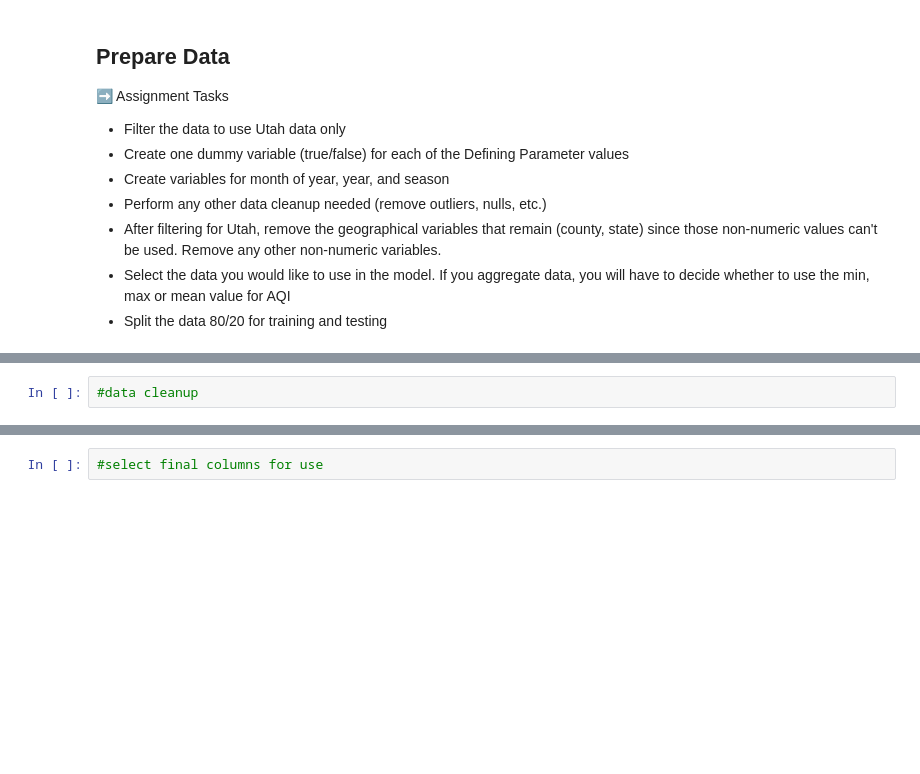
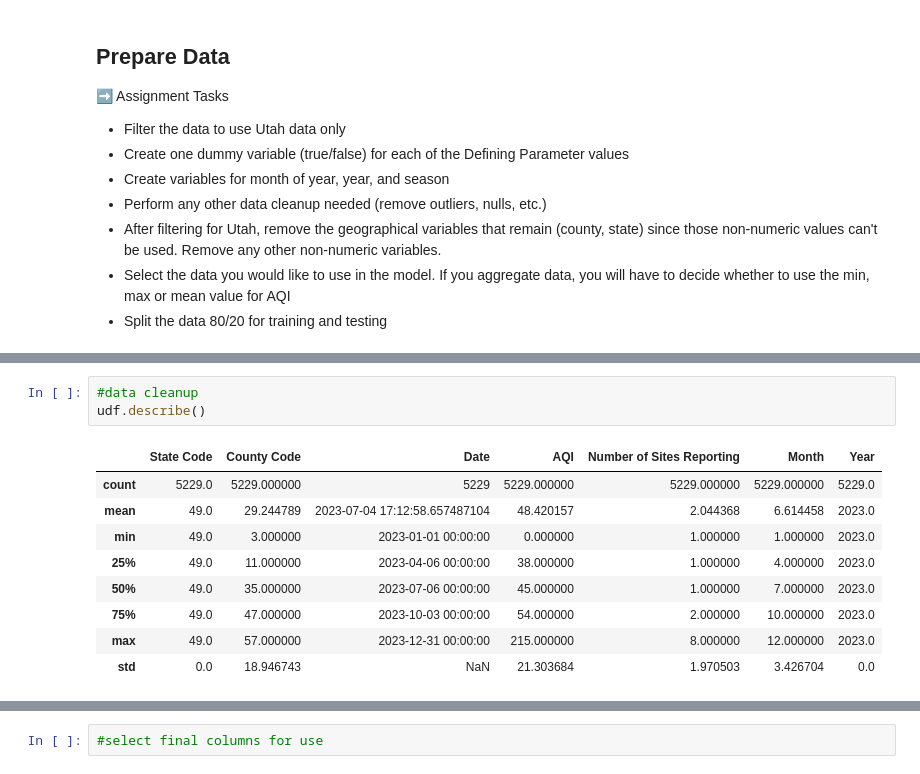
Before and after one commit to matiasarmesto/businessanalytics, a Jupyter notebook: Labs/Scripts/lab_11_air_quality_regression.ipynb, the cells around one changed output, grey strips where cells are left out. Drawn from its saved outputs; the diff is of its cells as text; blank space fills up the shorter version.

```diff
--- a/Labs/Scripts/lab_11_air_quality_regression.ipynb
+++ b/Labs/Scripts/lab_11_air_quality_regression.ipynb
@@ -88,2 +147,13 @@ df.describe()
 # %%
 #data cleanup
+udf.describe()
+# %% [output]
+|  | State Code | County Code | Date | AQI | Number of Sites Reporting | Month | Year |
+| count | 5229.0 | 5229.000000 | 5229 | 5229.000000 | 5229.000000 | 5229.000000 | 5229.0 |
+| mean | 49.0 | 29.244789 | 2023-07-04 17:12:58.657487104 | 48.420157 | 2.044368 | 6.614458 | 2023.0 |
+| min | 49.0 | 3.000000 | 2023-01-01 00:00:00 | 0.000000 | 1.000000 | 1.000000 | 2023.0 |
+| 25% | 49.0 | 11.000000 | 2023-04-06 00:00:00 | 38.000000 | 1.000000 | 4.000000 | 2023.0 |
+| 50% | 49.0 | 35.000000 | 2023-07-06 00:00:00 | 45.000000 | 1.000000 | 7.000000 | 2023.0 |
+| 75% | 49.0 | 47.000000 | 2023-10-03 00:00:00 | 54.000000 | 2.000000 | 10.000000 | 2023.0 |
+| max | 49.0 | 57.000000 | 2023-12-31 00:00:00 | 215.000000 | 8.000000 | 12.000000 | 2023.0 |
+| std | 0.0 | 18.946743 | NaN | 21.303684 | 1.970503 | 3.426704 | 0.0 |
```
Also changed, not shown: parts of 14 cells of this notebook.
